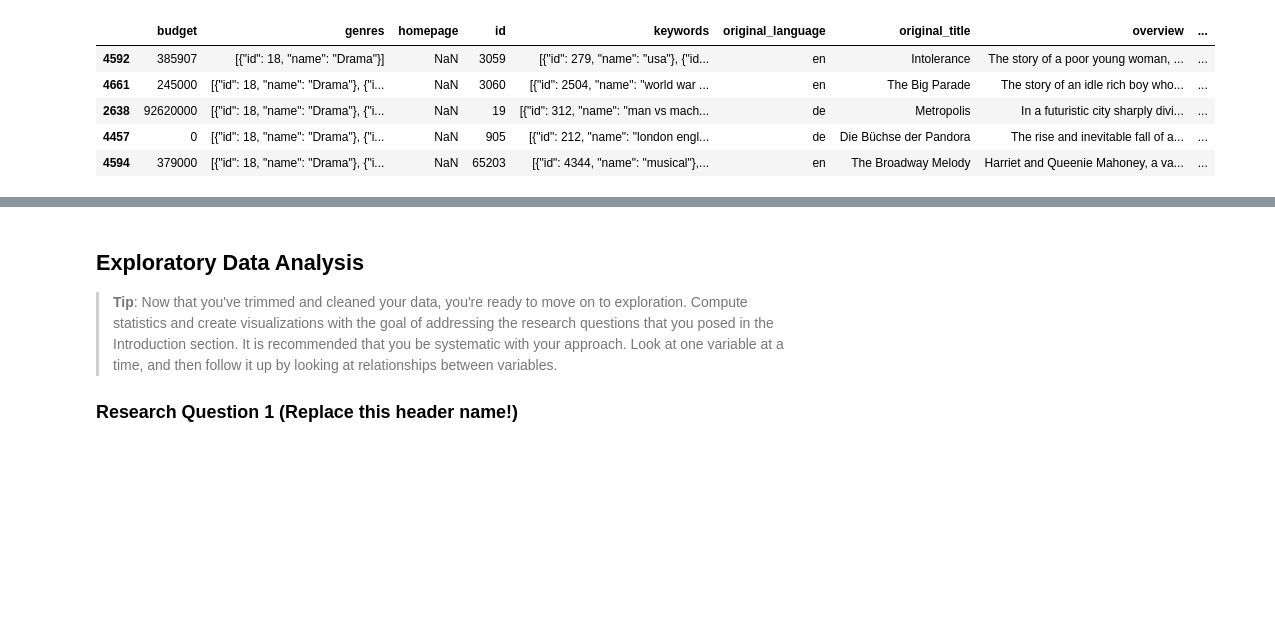
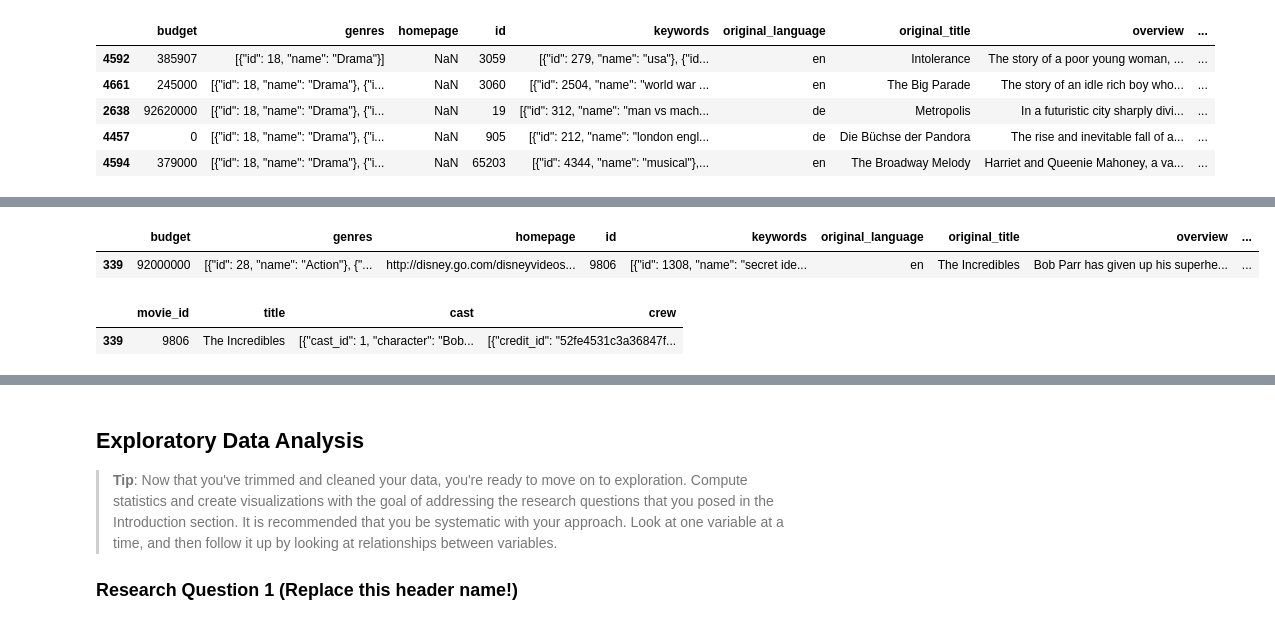
Before and after one commit to moscowjh/tmdb_dataset_analysis, a Jupyter notebook: investigate-a-dataset-template.ipynb, the cells around one changed output, grey strips where cells are left out. Saved outputs shown, nothing was run; the diff lists cells and outputs as text; code cells hidden in the pictures; blank space fills up the shorter version.

```diff
--- a/investigate-a-dataset-template.ipynb
+++ b/investigate-a-dataset-template.ipynb
@@ -182,0 +204,10 @@ It appears that the data in these two files are rather clean. Both files contain
+# %%
+df1.loc[df1['id'] == 9806]
+# %% [output]
+|  | budget | genres | homepage | id | keywords | original_language | original_title | overview | ... |
+| 339 | 92000000 | [{"id": 28, "name": "Action"}, {"... | http://disney.go.com/disneyvideos... | 9806 | [{"id": 1308, "name": "secret ide... | en | The Incredibles | Bob Parr has given up his superhe... | ... |
+# %%
+df2.loc[df2['movie_id'] == 9806]
+# %% [output]
+|  | movie_id | title | cast | crew |
+| 339 | 9806 | The Incredibles | [{"cast_id": 1, "character": "Bob... | [{"credit_id": "52fe4531c3a36847f... |
```
Also changed, not shown: parts of 15 cells of this notebook.
